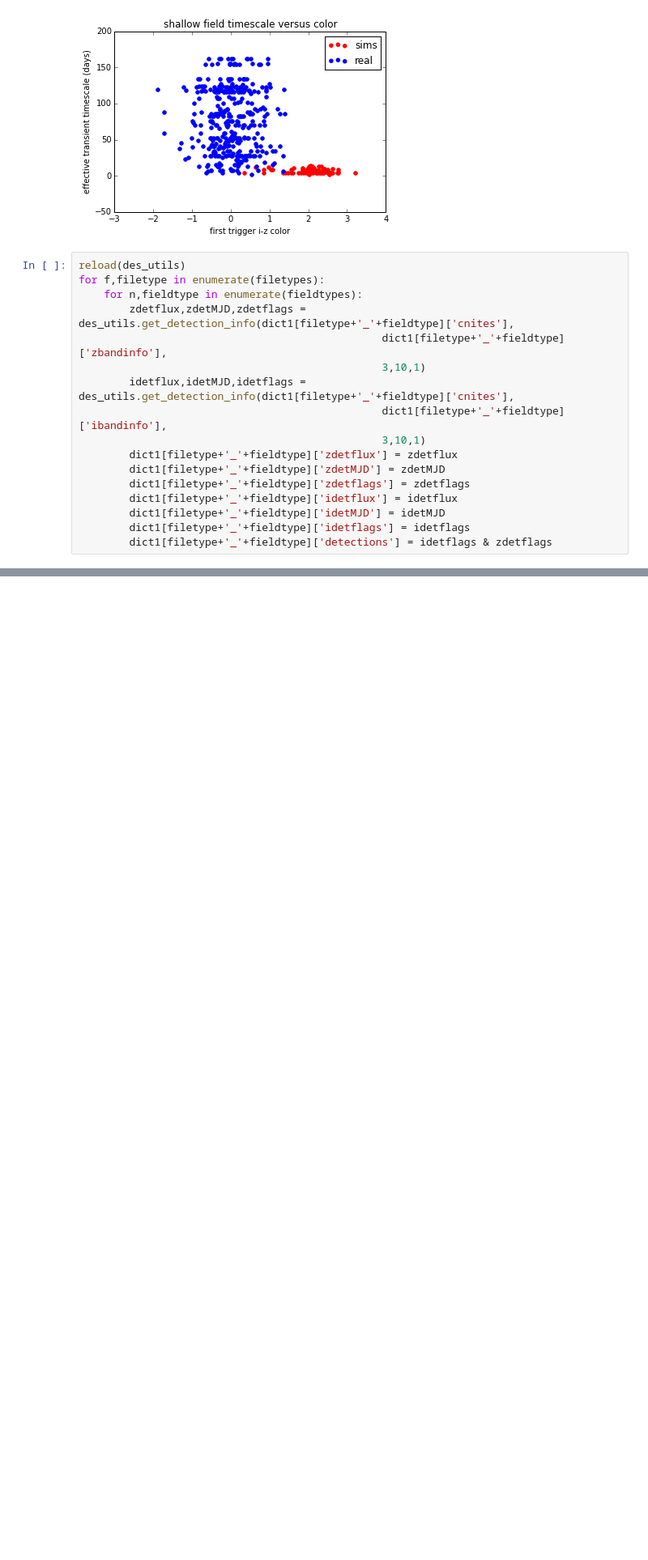
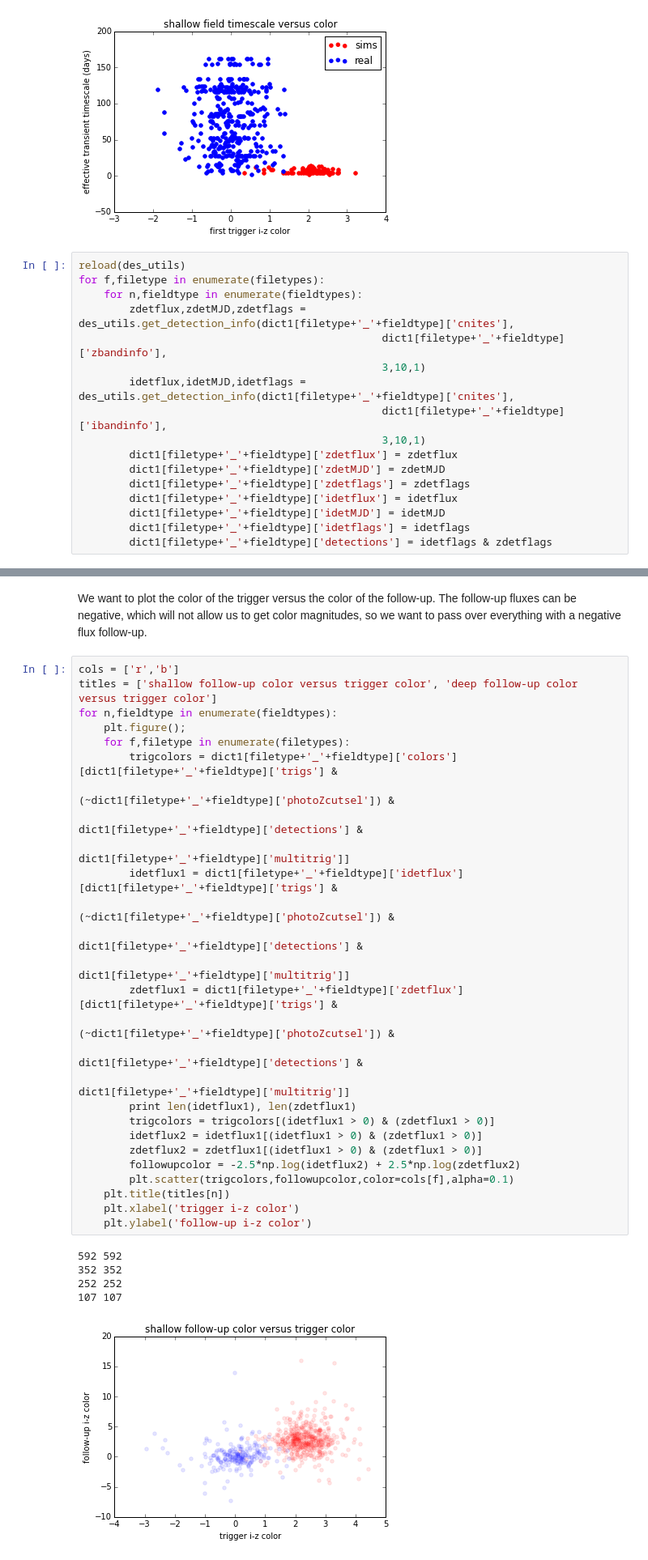
Before and after one commit to zodoctor/DES_KN_SNFIELDS, a Jupyter notebook: plots071515.ipynb, the cells around one changed output, grey strips where cells are left out. Shown at 81% size. Saved outputs shown, nothing was run; the diff lists cells and outputs as text; blank space fills up the shorter version.

```diff
--- a/plots071515.ipynb
+++ b/plots071515.ipynb
@@ -505,0 +514,35 @@ for n,fieldtype in enumerate(fieldtypes):
+# %% [markdown]
+We want to plot the color of the trigger versus the color of the follow-up.  The follow-up fluxes can be negative, which will not allow us to get color magnitudes, so we want to pass over everything with a negative flux follow-up.
+# %%
+cols = ['r','b']
+titles = ['shallow follow-up color versus trigger color', 'deep follow-up color versus trigger color']
+for n,fieldtype in enumerate(fieldtypes):
+    plt.figure();
+    for f,filetype in enumerate(filetypes):
+        trigcolors = dict1[filetype+'_'+fieldtype]['colors'][dict1[filetype+'_'+fieldtype]['trigs'] &
+                                                        (~dict1[filetype+'_'+fieldtype]['photoZcutsel']) &
+                                                            dict1[filetype+'_'+fieldtype]['detections'] &
+                                                            dict1[filetype+'_'+fieldtype]['multitrig']]
+        idetflux1 = dict1[filetype+'_'+fieldtype]['idetflux'][dict1[filetype+'_'+fieldtype]['trigs'] &
+                                                        (~dict1[filetype+'_'+fieldtype]['photoZcutsel']) &
+                                                            dict1[filetype+'_'+fieldtype]['detections'] &
+                                                            dict1[filetype+'_'+fieldtype]['multitrig']]
+        zdetflux1 = dict1[filetype+'_'+fieldtype]['zdetflux'][dict1[filetype+'_'+fieldtype]['trigs'] &
+                                                        (~dict1[filetype+'_'+fieldtype]['photoZcutsel']) &
+                                                            dict1[filetype+'_'+fieldtype]['detections'] &
+                                                            dict1[filetype+'_'+fieldtype]['multitrig']]
+        print len(idetflux1), len(zdetflux1)
+        trigcolors = trigcolors[(idetflux1 > 0) & (zdetflux1 > 0)]
+        idetflux2 = idetflux1[(idetflux1 > 0) & (zdetflux1 > 0)]
+        zdetflux2 = zdetflux1[(idetflux1 > 0) & (zdetflux1 > 0)]
+        followupcolor = -2.5*np.log(idetflux2) + 2.5*np.log(zdetflux2)
+        plt.scatter(trigcolors,followupcolor,color=cols[f],alpha=0.1)
+    plt.title(titles[n])
+    plt.xlabel('trigger i-z color')
+    plt.ylabel('follow-up i-z color')
+# %% [output]
+592 592
+352 352
+252 252
+107 107
+[figure, added]
```
Also changed, not shown: parts of 11 cells of this notebook, 2 other files.
